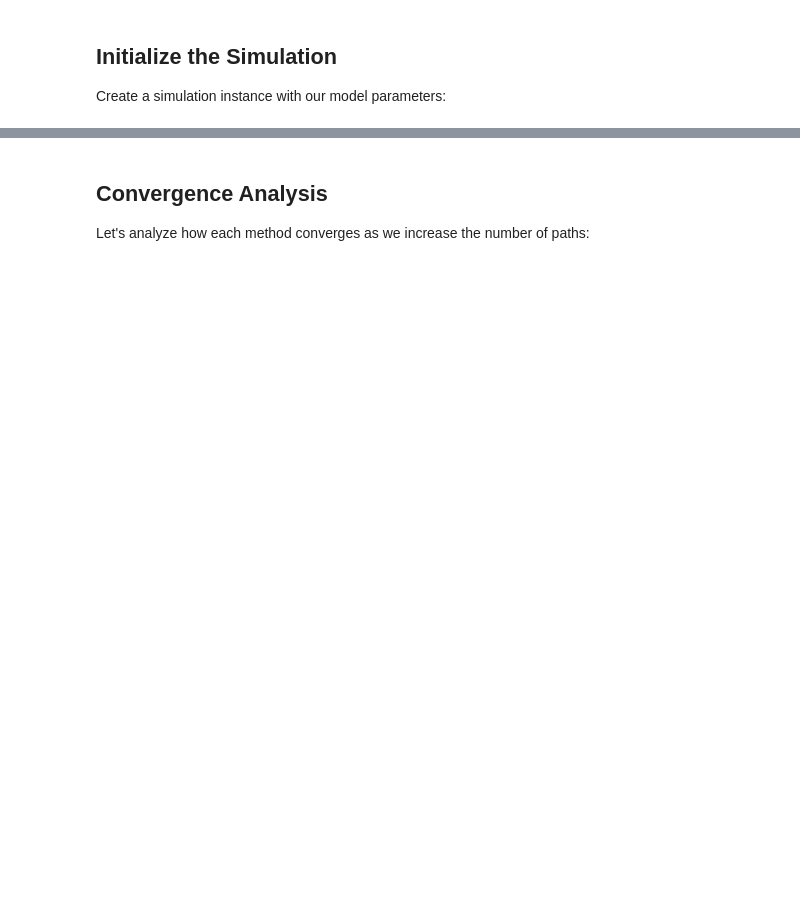
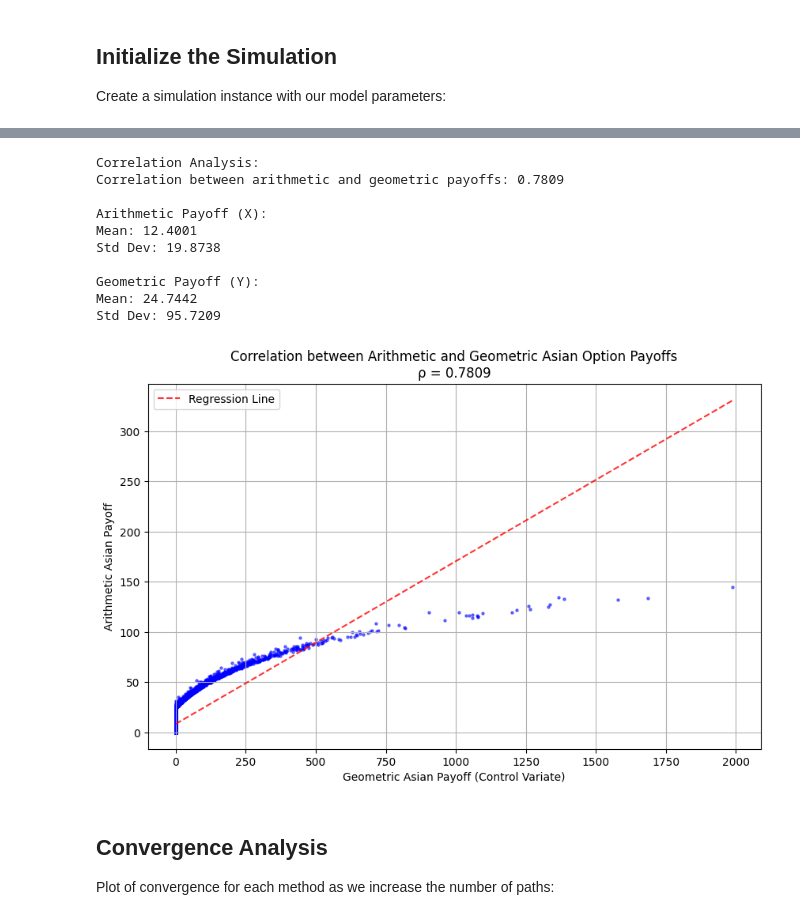
Before and after one commit to nicklasbusk/MonteCarlo-in-finance, a Jupyter notebook: Simulation.ipynb, the cells around one changed output, grey strips where cells are left out. Saved outputs shown, nothing was run; the diff lists cells and outputs as text; code cells hidden in the pictures; blank space fills up the shorter version.

```diff
--- a/Simulation.ipynb
+++ b/Simulation.ipynb
@@ -16,9 +16,9 @@ Create a simulation instance with our model parameters:
 # %%
 # Model parameters
 S0, K = 100, 100     # Initial stock price and strike
-r = 0.05             # Risk-free rate
+r = 0.04             # Risk-free rate
 sigma = 2.0          # Volatility
-gamma = 0.7          # CEV parameter
+gamma = 0.9          # CEV parameter
 T = 1.0              # Time to maturity
 M = 252              # Number of time steps (daily)
 
@@ -26,8 +26,8 @@ M = 252              # Number of time steps (daily)
 sim = lib.MonteCarloSimulation(S0, K, r, sigma, gamma, T, M)
 
 # Set simulation parameters
-N = 2**15            # Number of paths (power of 2 for QMC)
-batches = 8          # Number of batches/scrambles
+N = 2**13            # Number of paths (power of 2 for QMC)
+batches = 32          # Number of batches/scrambles
 # %% [markdown]
 ## Compare Different Methods
 
@@ -61,7 +95,57 @@ RQMC + CV:
+# %%
+# Generate paths and compute payoffs
+Z = sim.draw_quasi_random_numbers(sim.base_seed, N, sim.M)
+
+# Simulate paths and compute payoffs for both arithmetic and geometric options
+S_cev = sim.sim_CEV_paths(N, Z, euler=True)  # Using Euler scheme for CEV
+X = np.exp(-sim.r*sim.T)*np.maximum(S_cev[:,1:].mean(1)-sim.K, 0.0)  # Arithmetic Asian payoff
+Y = sim.sim_GBM_paths(N, Z)  # Geometric Asian payoff (control variate)
+
+# Compute correlation
+correlation = np.corrcoef(X, Y)[0,1]
+print(f"\nCorrelation Analysis:")
+print(f"Correlation between arithmetic and geometric payoffs: {correlation:.4f}")
+
+# Basic statistics
+print(f"\nArithmetic Payoff (X):")
+print(f"Mean: {X.mean():.4f}")
+print(f"Std Dev: {X.std():.4f}")
+print(f"\nGeometric Payoff (Y):")
+print(f"Mean: {Y.mean():.4f}")
+print(f"Std Dev: {Y.std():.4f}")
+
+# Create scatter plot
+plt.figure(figsize=(10,6))
+plt.scatter(Y, X, alpha=0.5, s=5, color='blue')
+plt.xlabel('Geometric Asian Payoff (Control Variate)')
+plt.ylabel('Arithmetic Asian Payoff')
+plt.title(f'Correlation between Arithmetic and Geometric Asian Option Payoffs\nρ = {correlation:.4f}')
+plt.grid(True)
+
+# Add the regression line
+z = np.polyfit(Y, X, 1)
+p = np.poly1d(z)
+y_range = np.linspace(Y.min(), Y.max(), 100)
+plt.plot(y_range, p(y_range), 'r--', alpha=0.8, label='Regression Line')
+plt.legend()
+
+plt.show()
+# %% [output]
+Correlation Analysis:
+Correlation between arithmetic and geometric payoffs: 0.7809
+
+Arithmetic Payoff (X):
+Mean: 12.4001
+Std Dev: 19.8738
+
+Geometric Payoff (Y):
+Mean: 24.7442
+Std Dev: 95.7209
+[figure, added]
 # %% [markdown]
 ## Convergence Analysis
 
-Let's analyze how each method converges as we increase the number of paths:
+Plot of convergence for each method as we increase the number of paths:
 # %%
 # Powers of 2 for QMC compatibility
 N_values = [2**i for i in range(8, 16)]
```
Also changed, not shown: parts of 16 cells of this notebook, 2 other files.
